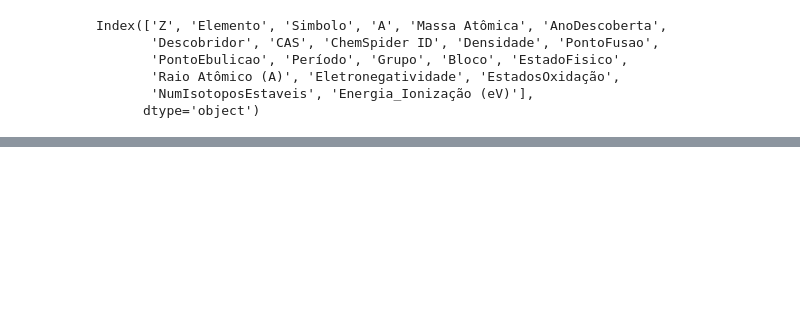
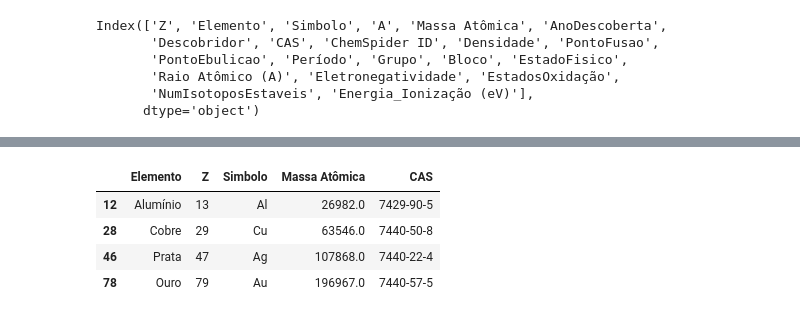
Before and after one commit to bosontreinamentos/pandas, a Jupyter notebook: Pandas.ipynb, the cells around one changed output, grey strips where cells are left out. Saved outputs shown, nothing was run; the diff lists cells and outputs as text; code cells hidden in the pictures; blank space fills up the shorter version.

```diff
--- a/Pandas.ipynb
+++ b/Pandas.ipynb
@@ -184,0 +306,17 @@ dfq.loc[:,["Simbolo","A","Massa Atômica"]]
+# %%
+import pandas as pd
+
+dfq = pd.read_excel(r'C:\Arquivos\testeElementos.xlsx')
+
+# Retornar todos os dados dos elementos Cobre, Alumínio, Ouro e Prata (sando os símbolos respectivos)
+
+dfq.loc[dfq.Simbolo.isin(['Cu','Al','Ag','Au'])]
+
+# Ou ainda apenas alguas colunas determinadas. Descomente a linha a seguir para testar:
+dfq.loc[dfq.Simbolo.isin(['Cu','Al','Ag','Au']),['Elemento','Z','Simbolo','Massa Atômica','CAS']]
+# %% [output]
+|  | Elemento | Z | Simbolo | Massa Atômica | CAS |
+| 12 | Alumínio | 13 | Al | 26982.0 | 7429-90-5 |
+| 28 | Cobre | 29 | Cu | 63546.0 | 7440-50-8 |
+| 46 | Prata | 47 | Ag | 107868.0 | 7440-22-4 |
+| 78 | Ouro | 79 | Au | 196967.0 | 7440-57-5 |
```
Also changed, not shown: parts of 12 cells of this notebook.
